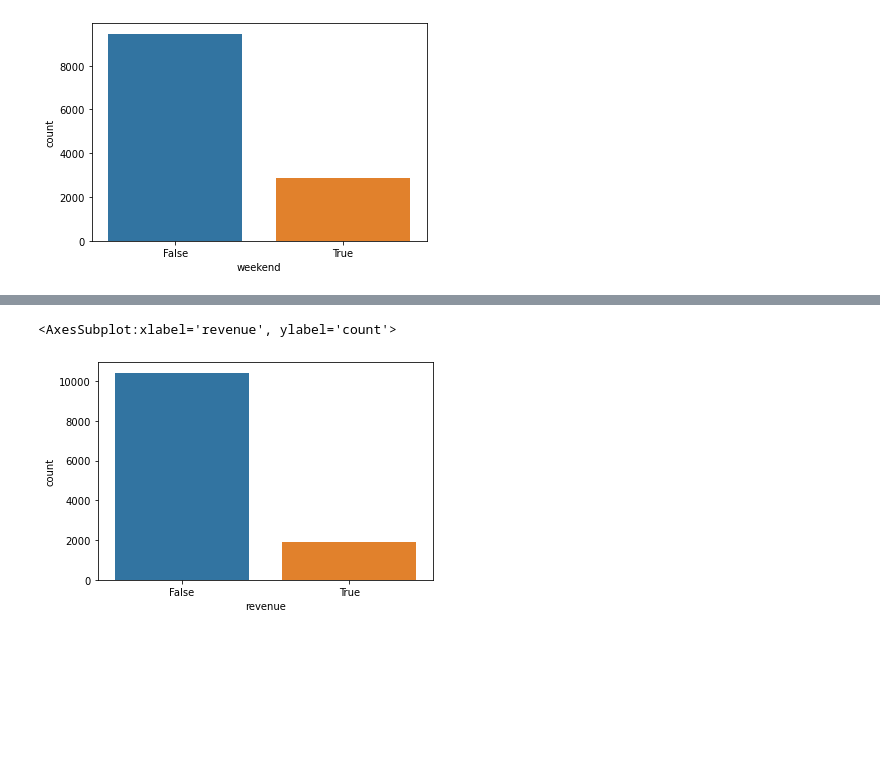
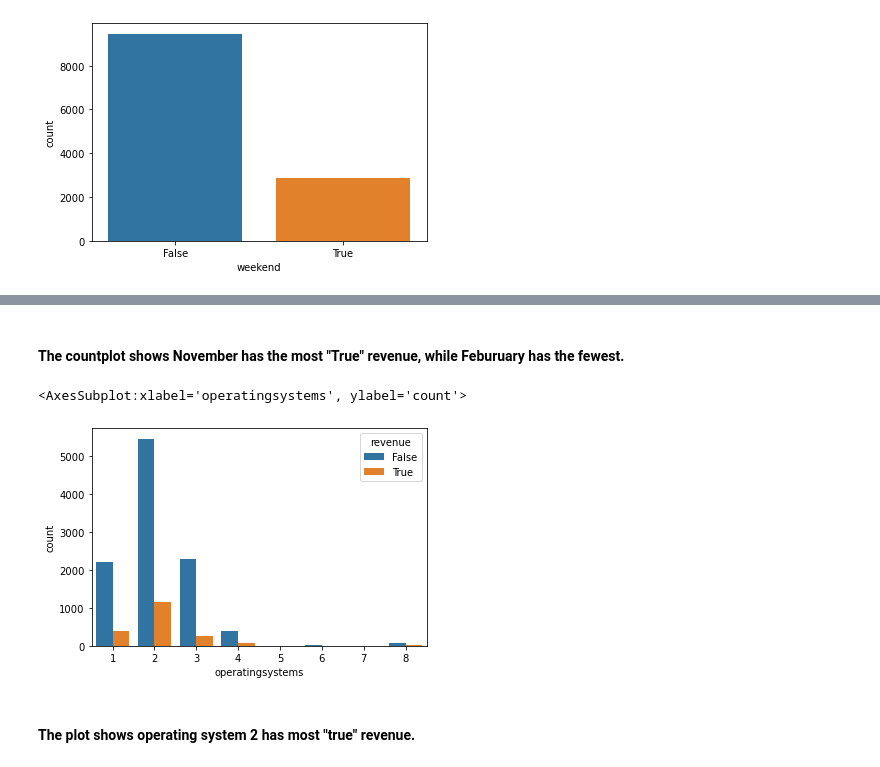
Before and after one commit to Yjung136/326_final_project, a Jupyter notebook: notebooks/EDA_notebook.ipynb, the cells around one changed output, grey strips where cells are left out. Cells and saved outputs as stored; diff of their text form; code cells hidden in the pictures; blank space fills up the shorter version.

```diff
--- a/notebooks/EDA_notebook.ipynb
+++ b/notebooks/EDA_notebook.ipynb
@@ -179,5 +250,9 @@ sns.countplot(x=df['revenue'])
+# %% [markdown]
+#### The countplot shows November has  the most "True" revenue, while Feburuary has the fewest.
 # %%
-sns.countplot(x ='revenue', data = df)
+sns.countplot(data=df,x="operatingsystems",hue="revenue")
 # %% [output]
-<AxesSubplot:xlabel='revenue', ylabel='count'>
+<AxesSubplot:xlabel='operatingsystems', ylabel='count'>
-[figure, old version]
+[figure, new version]
+# %% [markdown]
+#### The plot shows operating system 2 has most "true" revenue.
```
Also changed, not shown: parts of 25 cells of this notebook.
